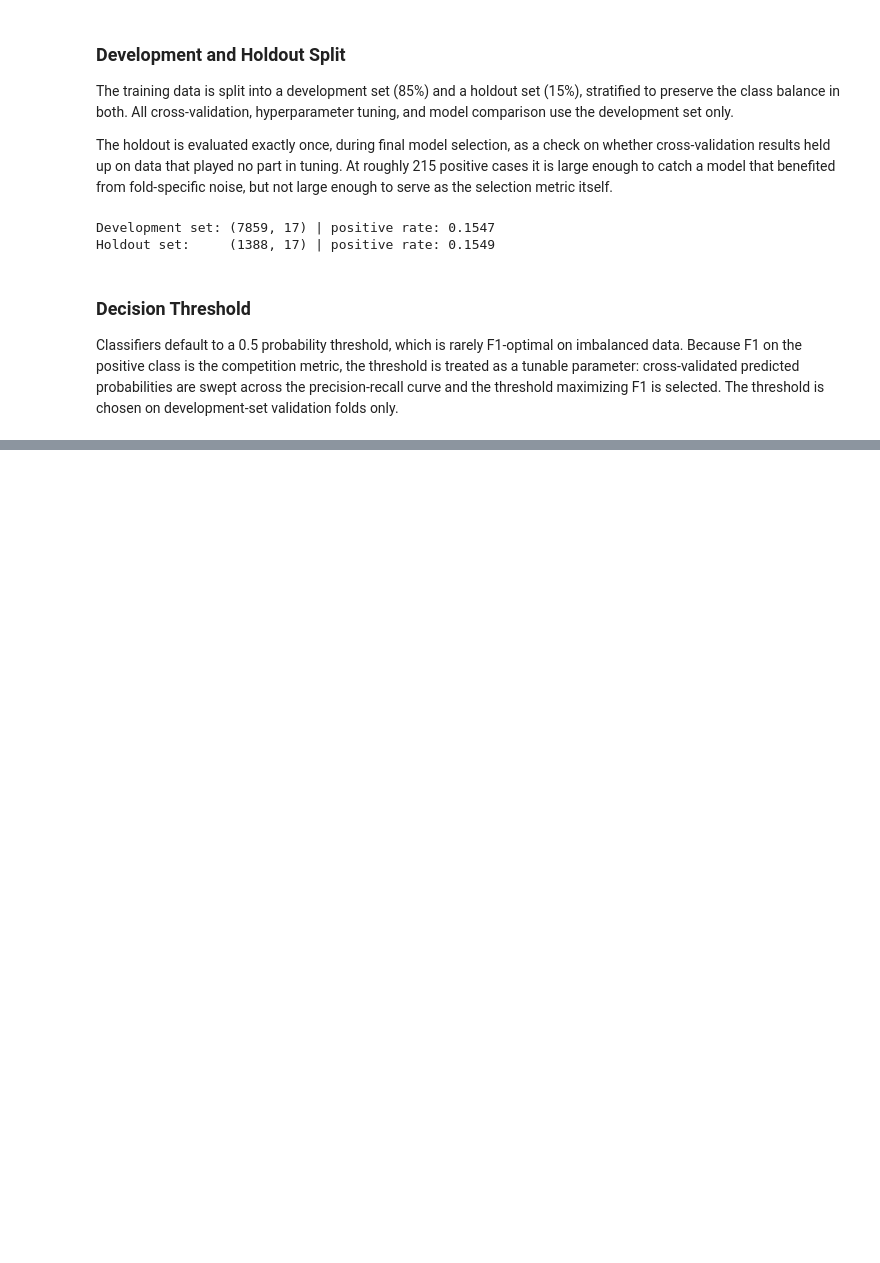
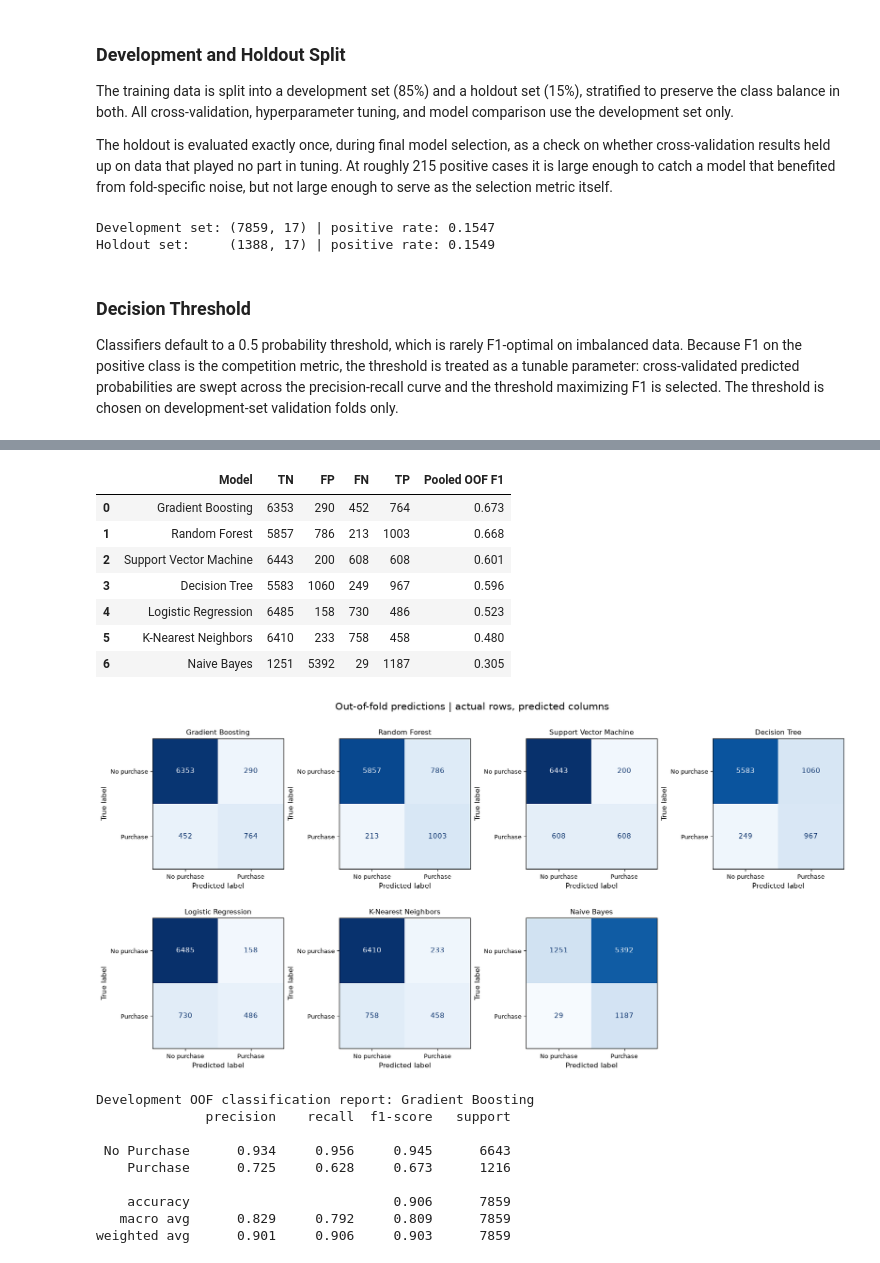
Before and after one commit to Aaryan1524/CAI_4105_2026_Fall_Team_2, a Jupyter notebook: challenge2/challenge2.ipynb, the cells around one changed output, grey strips where cells are left out. Drawn from its saved outputs; the diff is of its cells as text; code cells hidden in the pictures; blank space fills up the shorter version.

```diff
--- a/challenge2/challenge2.ipynb
+++ b/challenge2/challenge2.ipynb
@@ -462,0 +647,60 @@ display(pd.DataFrame([gb_results]).round(3))
+# %%
+from sklearn.metrics import ConfusionMatrixDisplay
+
+oof_predictions = pd.DataFrame(index=X_dev.index)
+confusion_rows = []
+for name in comparison_df["Model"]:
+    predictions = cross_val_predict(
+        models[name], X_dev, y_dev, cv=cv, n_jobs=CV_N_JOBS,
+    )
+    oof_predictions[name] = predictions
+    tn, fp, fn, tp = confusion_matrix(y_dev, predictions, labels=[0, 1]).ravel()
+    confusion_rows.append({
+        "Model": name, "TN": tn, "FP": fp, "FN": fn, "TP": tp,
+        "Pooled OOF F1": f1_score(y_dev, predictions, pos_label=1),
+    })
+
+confusion_df = pd.DataFrame(confusion_rows)
+display(confusion_df.round(3))
+confusion_df.to_csv("task3_confusion_counts.csv", index=False)
+
+fig, axes = plt.subplots(2, 4, figsize=(16, 8), layout="constrained")
+max_count = int(confusion_df[["TN", "FP", "FN", "TP"]].to_numpy().max())
+for ax, name in zip(axes.flat, comparison_df["Model"]):
+    matrix = confusion_matrix(y_dev, oof_predictions[name], labels=[0, 1])
+    ConfusionMatrixDisplay(matrix, display_labels=["No purchase", "Purchase"]).plot(
+        ax=ax, cmap="Blues", colorbar=False, values_format="d",
+        im_kw={"vmin": 0, "vmax": max_count},
+    )
+    ax.set_title(name, fontsize=11)
+    ax.tick_params(axis="both", labelsize=9)
+axes.flat[-1].set_visible(False)
+fig.suptitle("Out-of-fold predictions | actual rows, predicted columns", fontsize=15)
+fig.savefig("task3_confusion_matrices.png", dpi=150, bbox_inches="tight")
+plt.show()
+
+leading_model = comparison_df.iloc[0]["Model"]
+print(f"Development OOF classification report: {leading_model}")
+print(classification_report(
+    y_dev, oof_predictions[leading_model], labels=[0, 1],
+    target_names=["No Purchase", "Purchase"], digits=3, zero_division=0,
+))
+# %% [output]
+|  | Model | TN | FP | FN | TP | Pooled OOF F1 |
+| 0 | Gradient Boosting | 6353 | 290 | 452 | 764 | 0.673 |
+| 1 | Random Forest | 5857 | 786 | 213 | 1003 | 0.668 |
+| 2 | Support Vector Machine | 6443 | 200 | 608 | 608 | 0.601 |
+| 3 | Decision Tree | 5583 | 1060 | 249 | 967 | 0.596 |
+| 4 | Logistic Regression | 6485 | 158 | 730 | 486 | 0.523 |
+| 5 | K-Nearest Neighbors | 6410 | 233 | 758 | 458 | 0.480 |
+| 6 | Naive Bayes | 1251 | 5392 | 29 | 1187 | 0.305 |
+[figure, added]
+Development OOF classification report: Gradient Boosting
+              precision    recall  f1-score   support
+
+ No Purchase      0.934     0.956     0.945      6643
+    Purchase      0.725     0.628     0.673      1216
+
+    accuracy                          0.906      7859
+   macro avg      0.829     0.792     0.809      7859
+weighted avg      0.901     0.906     0.903      7859
```
Also changed, not shown: parts of 23 cells of this notebook, 4 other files.
